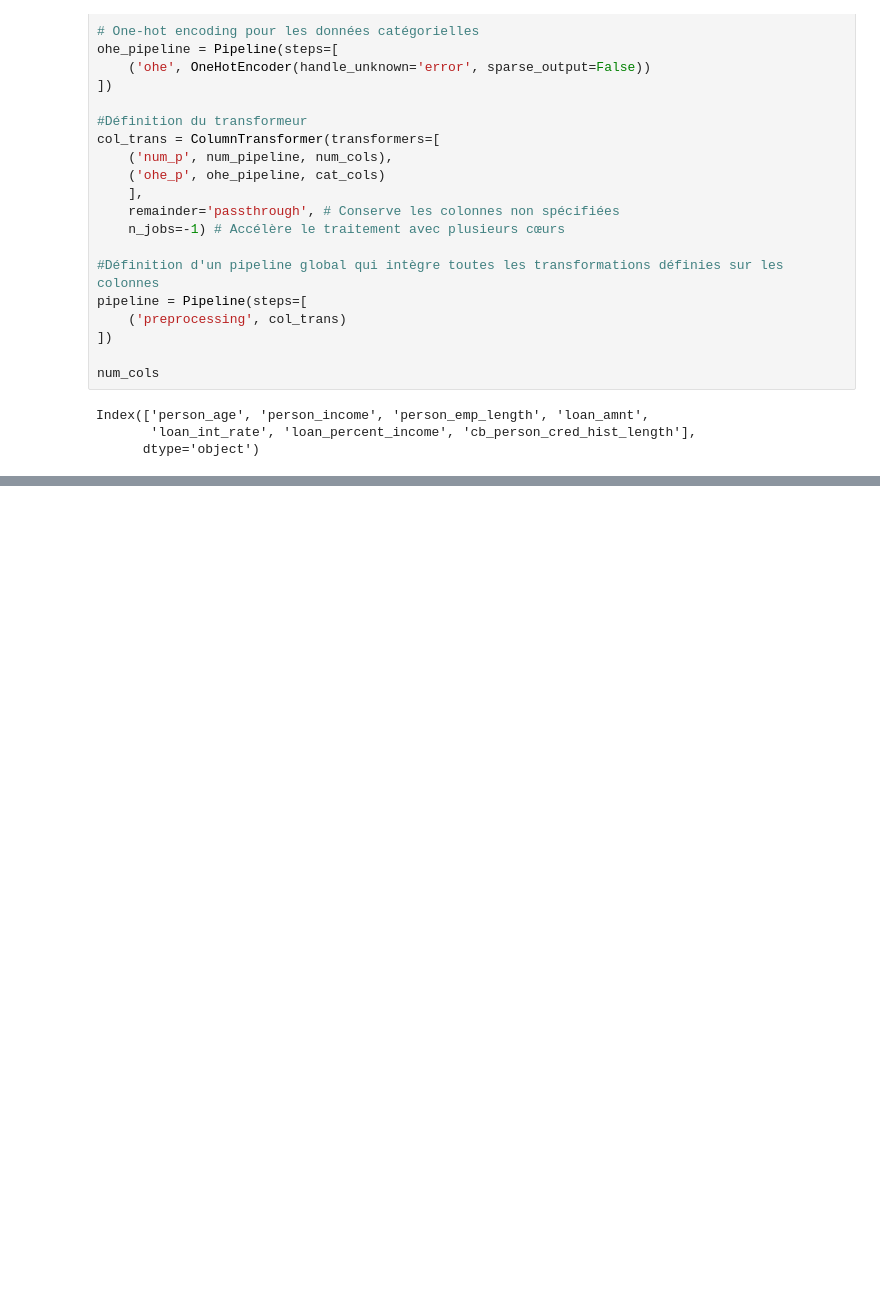
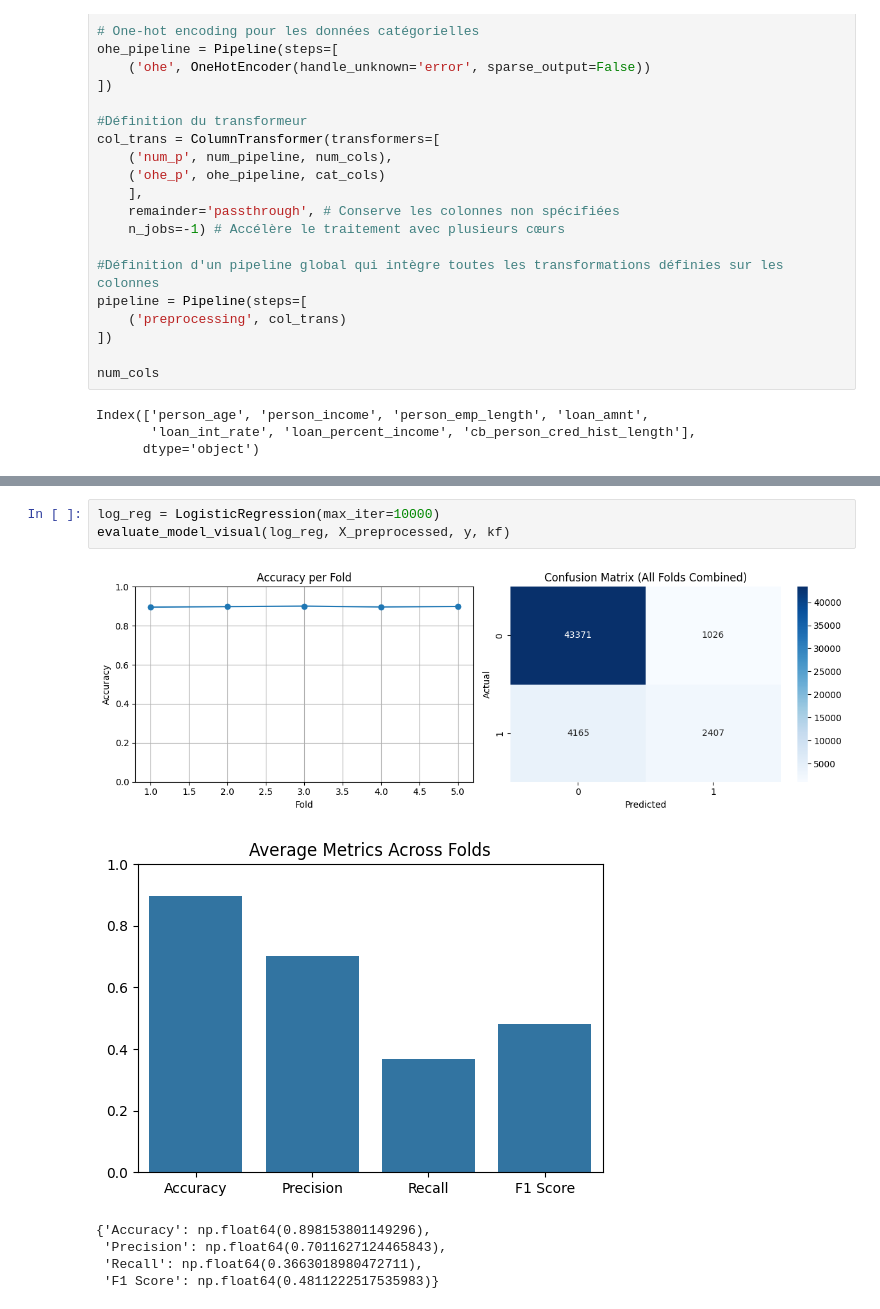
Before and after one commit to Franklin7660/loan_prediction_DS52, a Jupyter notebook: notebooks/loan_prediction.ipynb, the cells around one changed output, grey strips where cells are left out. Drawn from its saved outputs; the diff is of its cells as text; blank space fills up the shorter version.

```diff
--- a/notebooks/loan_prediction.ipynb
+++ b/notebooks/loan_prediction.ipynb
@@ -312,0 +409,10 @@ np.float64(0.09101756706522848)
+# %%
+log_reg = LogisticRegression(max_iter=10000)
+evaluate_model_visual(log_reg, X_preprocessed, y, kf)
+# %% [output]
+[figure, added]
+[figure, added]
+{'Accuracy': np.float64(0.898153801149296),
+ 'Precision': np.float64(0.7011627124465843),
+ 'Recall': np.float64(0.3663018980472711),
+ 'F1 Score': np.float64(0.4811222517535983)}
```
Also changed, not shown: parts of 18 cells of this notebook, 1 other file.
